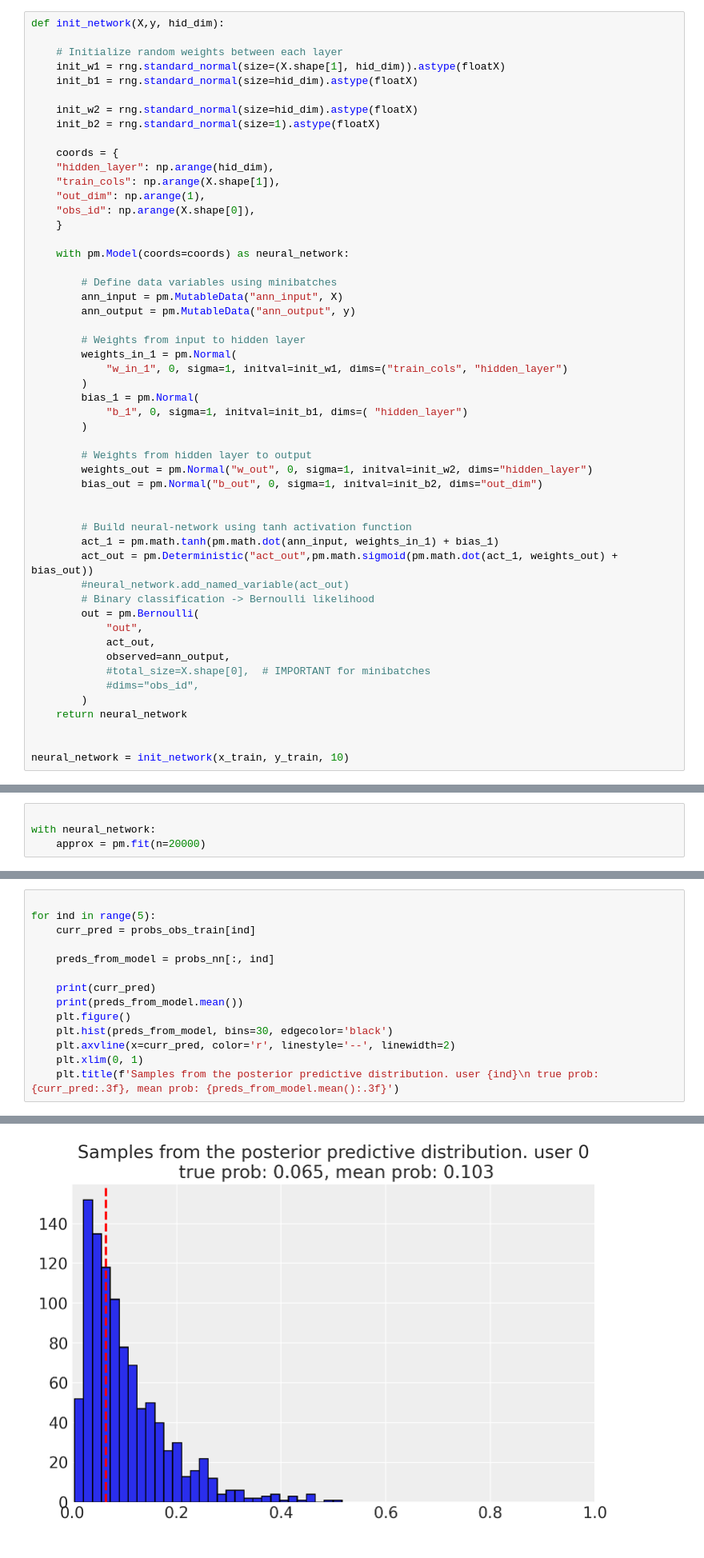
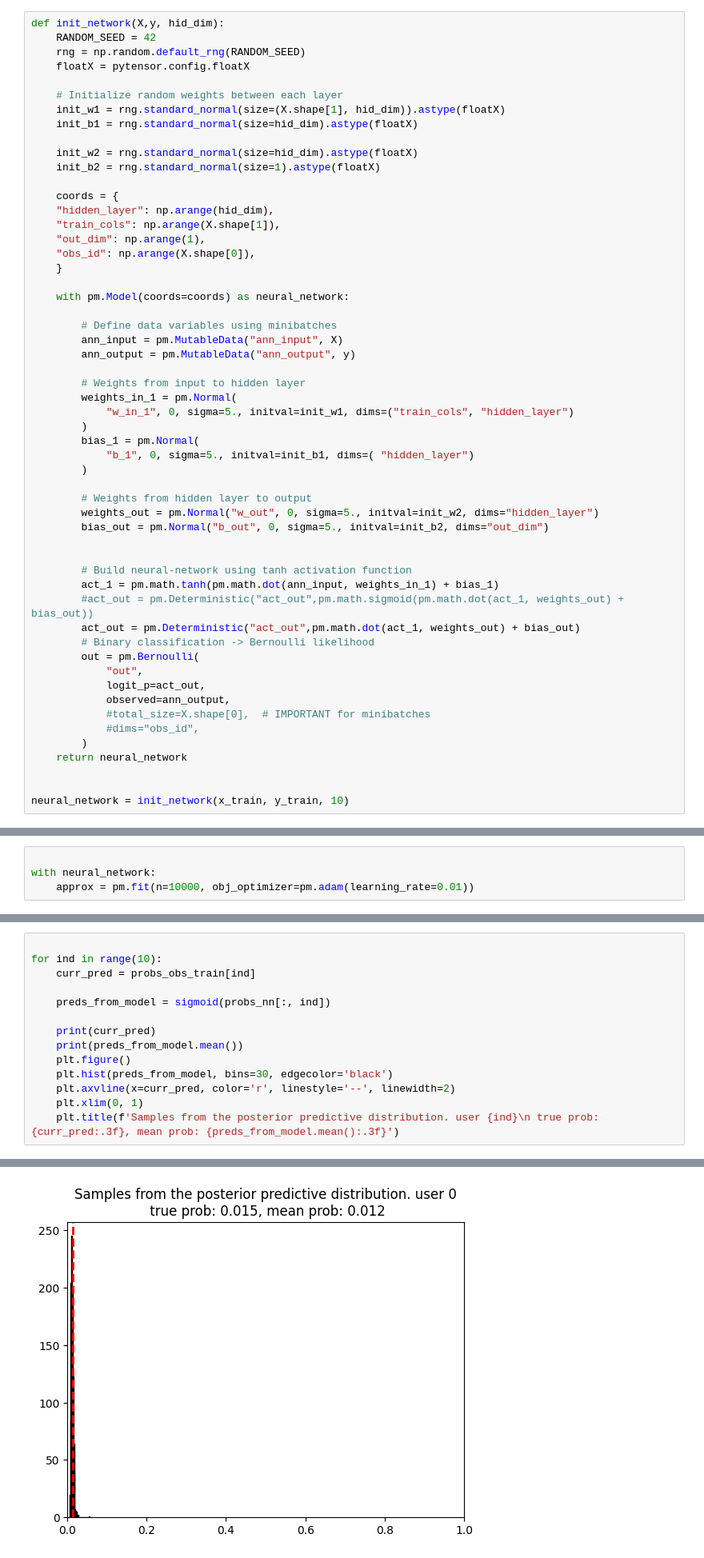
Before and after one commit to PlaytikaOSS/pybandits, a Jupyter notebook: pybandits/BNN_pymc_simulation.ipynb, the cells around one changed output, grey strips where cells are left out. Shown: that part at 80% size. Saved outputs shown, nothing was run; the diff lists cells and outputs as text.

Commit message:
pymc converging well using ADAM

```diff
--- a/pybandits/BNN_pymc_simulation.ipynb
+++ b/pybandits/BNN_pymc_simulation.ipynb
@@ -71,6 +73,9 @@ class Torch_BNN(nn.Module):
         return logits
 # %%
 def init_network(X,y, hid_dim):
+    RANDOM_SEED = 42
+    rng = np.random.default_rng(RANDOM_SEED)
+    floatX = pytensor.config.floatX
 
     # Initialize random weights between each layer
     init_w1 = rng.standard_normal(size=(X.shape[1], hid_dim)).astype(floatX)
@@ -94,25 +99,25 @@ def init_network(X,y, hid_dim):
 
         # Weights from input to hidden layer
         weights_in_1 = pm.Normal(
-            "w_in_1", 0, sigma=1, initval=init_w1, dims=("train_cols", "hidden_layer")
+            "w_in_1", 0, sigma=5., initval=init_w1, dims=("train_cols", "hidden_layer")
         )
         bias_1 = pm.Normal(
-            "b_1", 0, sigma=1, initval=init_b1, dims=( "hidden_layer")
+            "b_1", 0, sigma=5., initval=init_b1, dims=( "hidden_layer")
         )
 
         # Weights from hidden layer to output
-        weights_out = pm.Normal("w_out", 0, sigma=1, initval=init_w2, dims="hidden_layer")
-        bias_out = pm.Normal("b_out", 0, sigma=1, initval=init_b2, dims="out_dim")
+        weights_out = pm.Normal("w_out", 0, sigma=5., initval=init_w2, dims="hidden_layer")
+        bias_out = pm.Normal("b_out", 0, sigma=5., initval=init_b2, dims="out_dim")
 
 
         # Build neural-network using tanh activation function
         act_1 = pm.math.tanh(pm.math.dot(ann_input, weights_in_1) + bias_1)
-        act_out = pm.Deterministic("act_out",pm.math.sigmoid(pm.math.dot(act_1, weights_out) + bias_out))
-        #neural_network.add_named_variable(act_out)
+        #act_out = pm.Deterministic("act_out",pm.math.sigmoid(pm.math.dot(act_1, weights_out) + bias_out))
+        act_out = pm.Deterministic("act_out",pm.math.dot(act_1, weights_out) + bias_out)
         # Binary classification -> Bernoulli likelihood
         out = pm.Bernoulli(
             "out",
-            act_out,
+            logit_p=act_out,
             observed=ann_output,
             #total_size=X.shape[0],  # IMPORTANT for minibatches
             #dims="obs_id",
@@ -135,5 +140,5 @@ neural_network.named_vars
 # %%
 
 with neural_network:
-    approx = pm.fit(n=20000)
+    approx = pm.fit(n=10000, obj_optimizer=pm.adam(learning_rate=0.01))
 # %% [output]
@@ -177,9 +198,9 @@ probs_nn = approx_sample.posterior["act_out"].values.squeeze()
 # %%
 
-for ind in range(5):
+for ind in range(10):
     curr_pred = probs_obs_train[ind]
 
-    preds_from_model = probs_nn[:, ind]
+    preds_from_model = sigmoid(probs_nn[:, ind])
 
     print(curr_pred)
     print(preds_from_model.mean())
@@ -202 +233 @@ for ind in range(5):
-[figure, old version]
+[figure, new version]
```
Also changed, not shown: parts of 8 cells of this notebook.
